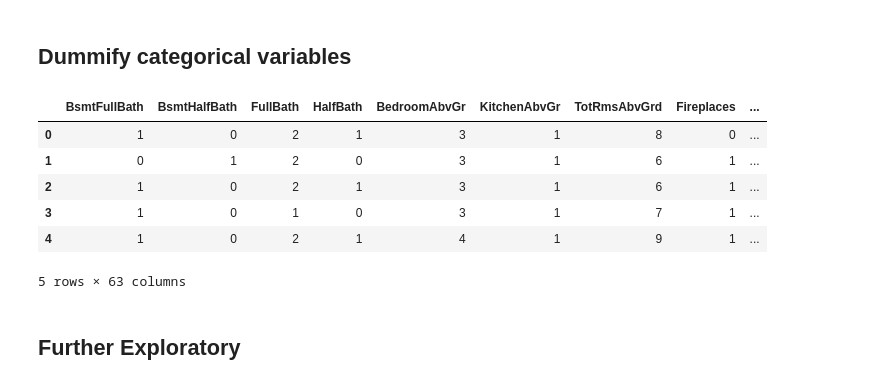
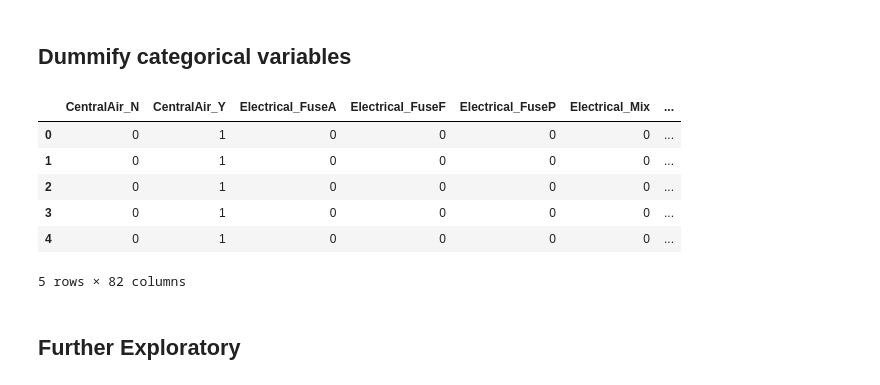
Before and after one commit to tybrs/kaggle-housing-prices, a Jupyter notebook: Ray/Exploratory.ipynb, the cells around one changed output. Saved outputs shown, nothing was run; the diff lists cells and outputs as text; code cells hidden in the pictures.

Commit message:
fixed categorical dummified variables from int to object

```diff
--- a/Ray/Exploratory.ipynb
+++ b/Ray/Exploratory.ipynb
@@ -123,21 +143,24 @@ dfnew.columns[dfnew.isna().any()]
 # %% [output]
 Index([], dtype='object')
 # %%
-continuous_df = dfnew[["CentralAir","Electrical","BsmtFullBath","BsmtHalfBath","FullBath",
+categorical_df = dfnew[["CentralAir","Electrical","BsmtFullBath","BsmtHalfBath","FullBath",
               "HalfBath","BedroomAbvGr","KitchenAbvGr","KitchenQual","TotRmsAbvGrd",
               "Functional","Fireplaces","FireplaceQu","GarageType","GarageFinish"]]
+continuous_df = dfnew[["1stFlrSF","2ndFlrSF","LowQualFinSF","GrLivArea","GarageYrBlt"]]
 # %% [markdown]
 ## Dummify categorical variables
+# %%
+categorical_df = categorical_df.astype(object)
 # %%
-dummied_df = pd.get_dummies(continuous_df)
-final_df = pd.concat([dummied_df, dfnew], axis=1)
+dummied_df = pd.get_dummies(categorical_df)
+final_df = pd.concat([dummied_df, continuous_df], axis=1)
 final_df.head()
 # %% [output]
-|  | BsmtFullBath | BsmtHalfBath | FullBath | HalfBath | BedroomAbvGr | KitchenAbvGr | TotRmsAbvGrd | Fireplaces | ... |
-| 0 | 1 | 0 | 2 | 1 | 3 | 1 | 8 | 0 | ... |
-| 1 | 0 | 1 | 2 | 0 | 3 | 1 | 6 | 1 | ... |
-| 2 | 1 | 0 | 2 | 1 | 3 | 1 | 6 | 1 | ... |
-| 3 | 1 | 0 | 1 | 0 | 3 | 1 | 7 | 1 | ... |
-| 4 | 1 | 0 | 2 | 1 | 4 | 1 | 9 | 1 | ... |
+|  | CentralAir_N | CentralAir_Y | Electrical_FuseA | Electrical_FuseF | Electrical_FuseP | Electrical_Mix | ... |
+| 0 | 0 | 1 | 0 | 0 | 0 | 0 | ... |
+| 1 | 0 | 1 | 0 | 0 | 0 | 0 | ... |
+| 2 | 0 | 1 | 0 | 0 | 0 | 0 | ... |
+| 3 | 0 | 1 | 0 | 0 | 0 | 0 | ... |
+| 4 | 0 | 1 | 0 | 0 | 0 | 0 | ... |
-5 rows × 63 columns
+5 rows × 82 columns
 # %%
```
Also changed, not shown: parts of 4 cells of this notebook.
